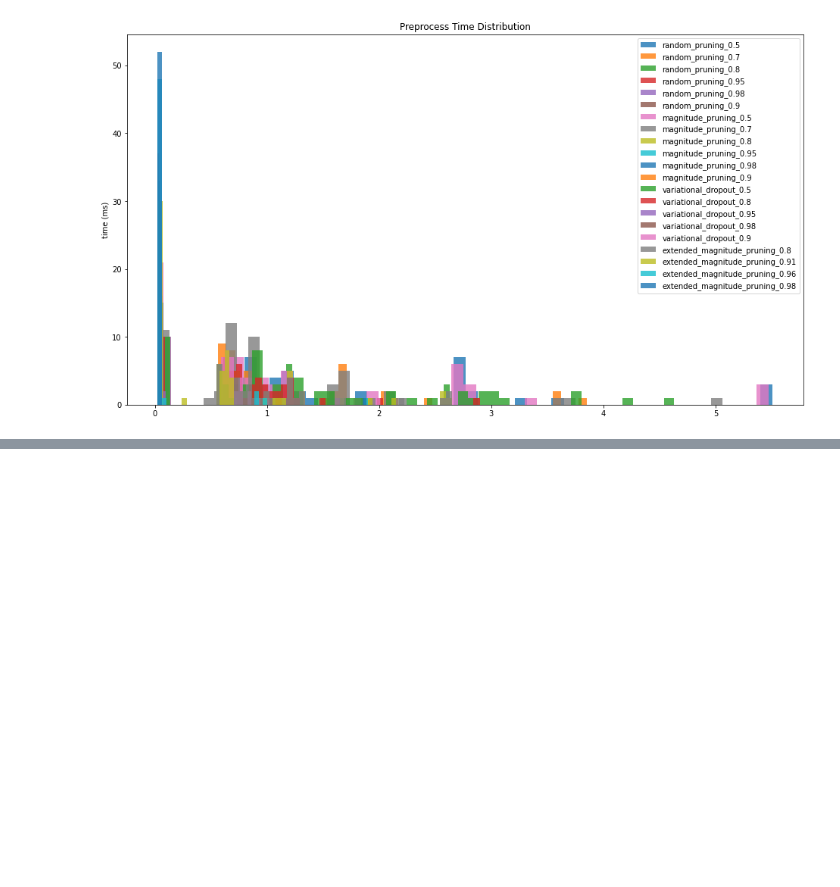
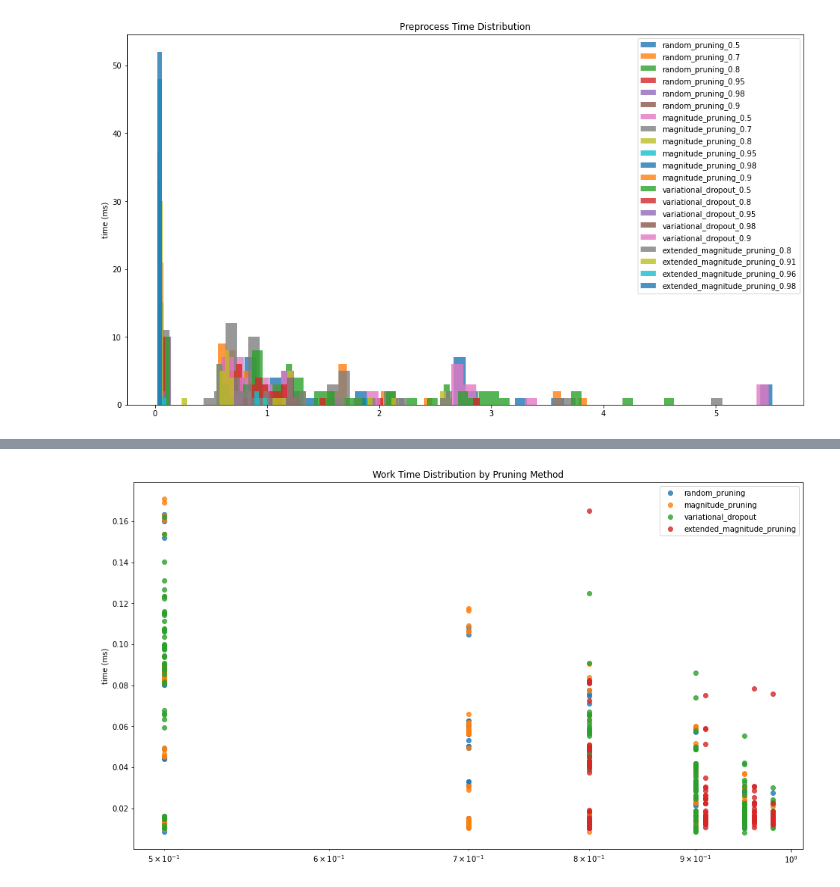
Before and after one commit to AdamAdli/cuda-benchmarks, a Jupyter notebook: aspt/measurements.ipynb, the cells around one changed output, grey strips where cells are left out. Saved outputs shown, nothing was run; the diff lists cells and outputs as text; code cells hidden in the pictures; blank space fills up the shorter version.

```diff
--- a/aspt/measurements.ipynb
+++ b/aspt/measurements.ipynb
@@ -126,0 +162,26 @@ plt.show()
+# %%
+work_time_x = dict()
+work_time_y = dict()
+
+for idx, row in df.iterrows():
+    tokens = row['filename'].split("/")
+    pruning_methods = tokens[2]
+    pruning_rate = float(tokens[3])
+
+    if pruning_methods not in work_time_x: work_time_x[pruning_methods] = []
+    if pruning_methods not in work_time_y: work_time_y[pruning_methods] = []
+
+    work_time_x[pruning_methods].append(pruning_rate)
+    work_time_y[pruning_methods].append(row['work_ms'])
+
+plt.figure(figsize=(16,9))
+plt.title("Work Time Distribution by Pruning Method")
+plt.ylabel("time (ms)")
+plt.xscale("log")
+for group in work_time_x:
+    plt.scatter(work_time_x[group], work_time_y[group], label=group, alpha=0.8)
+plt.legend()
+
+plt.show()
+# %% [output]
+[figure, added]
```
Also changed, not shown: parts of 1 cell of this notebook, 3 other files.
